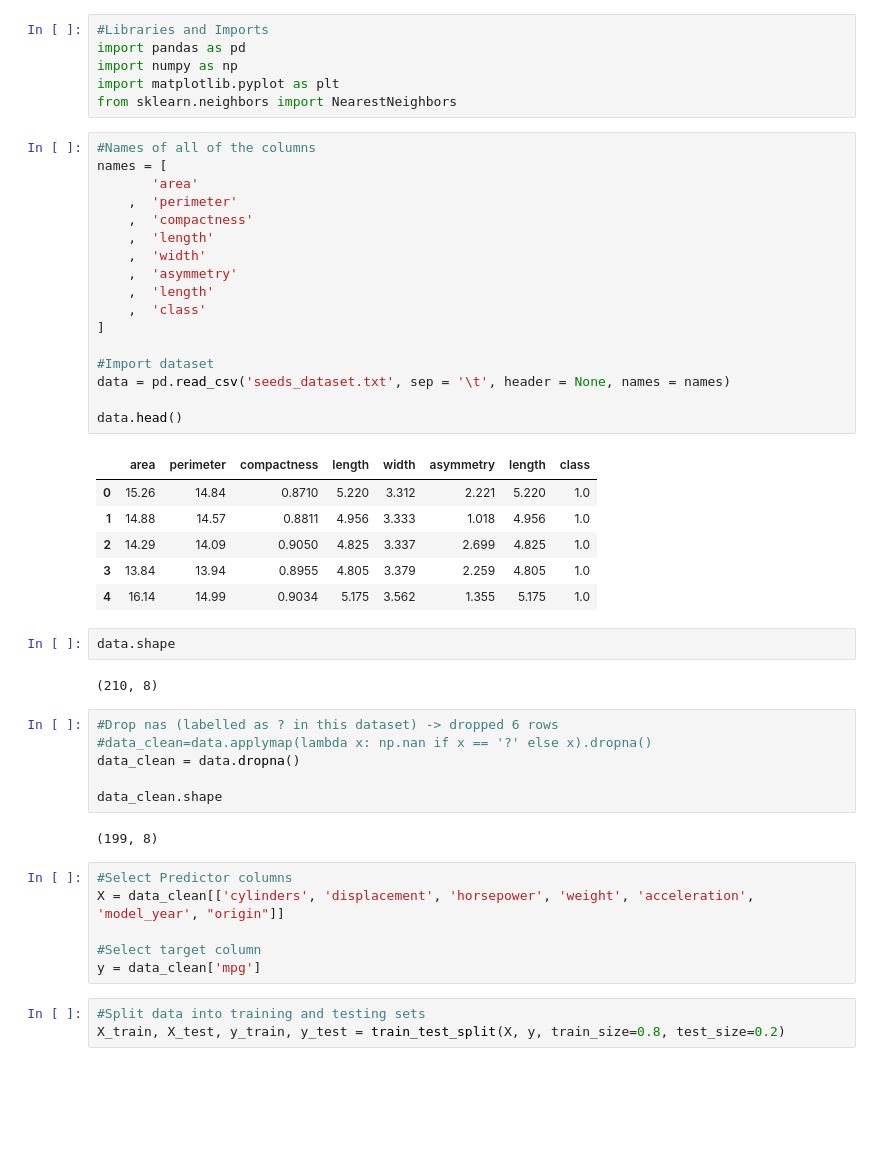
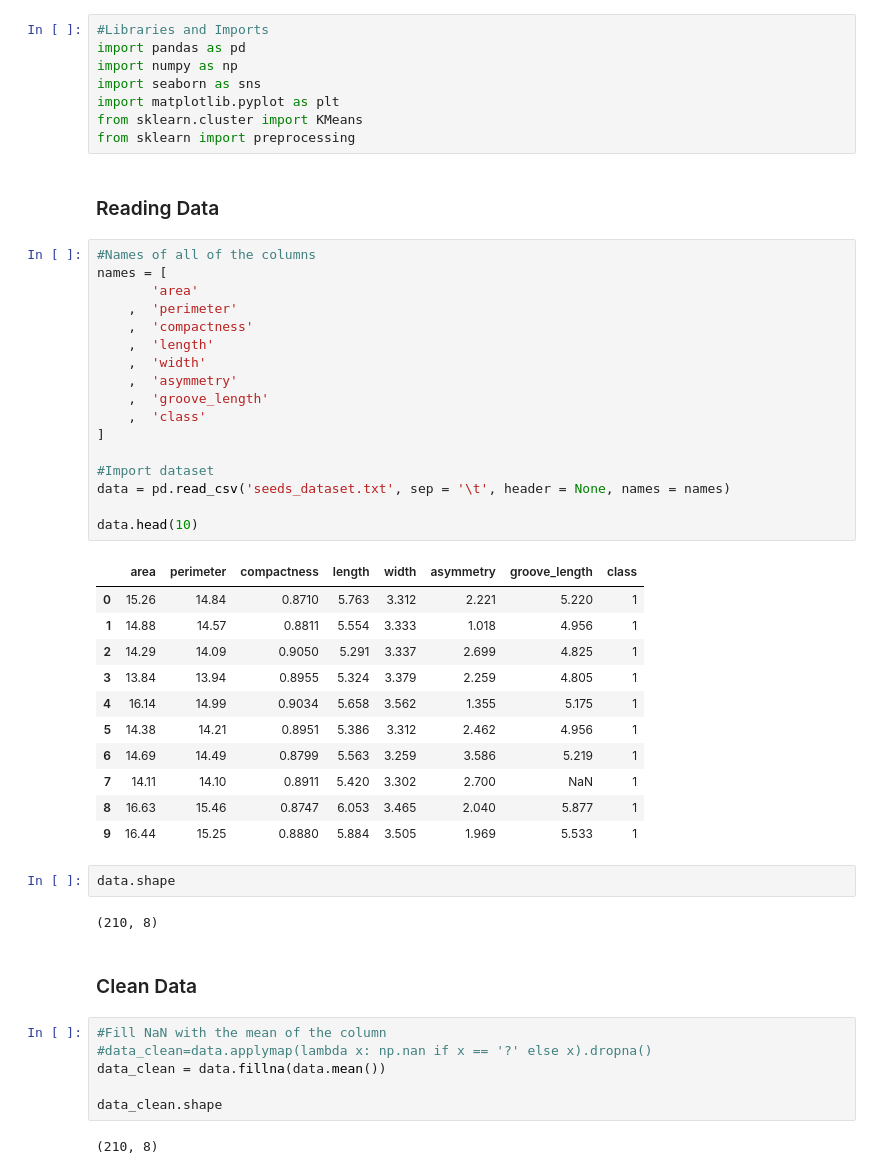
Before and after one commit to lcdm-uiuc/ML-SQL, a Jupyter notebook: Clustering/Seeds/Seeds.ipynb, the cells around one changed output. Drawn from its saved outputs; the diff is of its cells as text; blank space fills up the shorter version.

Commit message:
completed k means and clustering evaluation for seeds dataset

```diff
--- a/Clustering/Seeds/Seeds.ipynb
+++ b/Clustering/Seeds/Seeds.ipynb
@@ -32,50 +34,52 @@ Predictors:
 #Libraries and Imports
 import pandas as pd
 import numpy as np
+import seaborn as sns
 import matplotlib.pyplot as plt
-from sklearn.neighbors import NearestNeighbors
+from sklearn.cluster import KMeans
+from sklearn import preprocessing
+# %% [markdown]
+### Reading Data
 # %%
 #Names of all of the columns
 names = [
        'area'
     ,  'perimeter'
     ,  'compactness'
     ,  'length'
     ,  'width'
     ,  'asymmetry'
-    ,  'length'
+    ,  'groove_length'
     ,  'class'
 ]
 
 #Import dataset
 data = pd.read_csv('seeds_dataset.txt', sep = '\t', header = None, names = names)
 
-data.head()
+data.head(10)
 # %% [output]
-|  | area | perimeter | compactness | length | width | asymmetry | length | class |
-| 0 | 15.26 | 14.84 | 0.8710 | 5.220 | 3.312 | 2.221 | 5.220 | 1.0 |
-| 1 | 14.88 | 14.57 | 0.8811 | 4.956 | 3.333 | 1.018 | 4.956 | 1.0 |
-| 2 | 14.29 | 14.09 | 0.9050 | 4.825 | 3.337 | 2.699 | 4.825 | 1.0 |
-| 3 | 13.84 | 13.94 | 0.8955 | 4.805 | 3.379 | 2.259 | 4.805 | 1.0 |
-| 4 | 16.14 | 14.99 | 0.9034 | 5.175 | 3.562 | 1.355 | 5.175 | 1.0 |
+|  | area | perimeter | compactness | length | width | asymmetry | groove_length | class |
+| 0 | 15.26 | 14.84 | 0.8710 | 5.763 | 3.312 | 2.221 | 5.220 | 1 |
+| 1 | 14.88 | 14.57 | 0.8811 | 5.554 | 3.333 | 1.018 | 4.956 | 1 |
+| 2 | 14.29 | 14.09 | 0.9050 | 5.291 | 3.337 | 2.699 | 4.825 | 1 |
+| 3 | 13.84 | 13.94 | 0.8955 | 5.324 | 3.379 | 2.259 | 4.805 | 1 |
+| 4 | 16.14 | 14.99 | 0.9034 | 5.658 | 3.562 | 1.355 | 5.175 | 1 |
+| 5 | 14.38 | 14.21 | 0.8951 | 5.386 | 3.312 | 2.462 | 4.956 | 1 |
+| 6 | 14.69 | 14.49 | 0.8799 | 5.563 | 3.259 | 3.586 | 5.219 | 1 |
+| 7 | 14.11 | 14.10 | 0.8911 | 5.420 | 3.302 | 2.700 | NaN | 1 |
+| 8 | 16.63 | 15.46 | 0.8747 | 6.053 | 3.465 | 2.040 | 5.877 | 1 |
+| 9 | 16.44 | 15.25 | 0.8880 | 5.884 | 3.505 | 1.969 | 5.533 | 1 |
 # %%
 data.shape
 # %% [output]
 (210, 8)
+# %% [markdown]
+### Clean Data
 # %%
-#Drop nas (labelled as ? in this dataset) -> dropped 6 rows
+#Fill NaN with the mean of the column
 #data_clean=data.applymap(lambda x: np.nan if x == '?' else x).dropna()
-data_clean = data.dropna()
+data_clean = data.fillna(data.mean())
 
 data_clean.shape
 # %% [output]
-(199, 8)
+(210, 8)
-# %%
-#Select Predictor columns
-X = data_clean[['cylinders', 'displacement', 'horsepower', 'weight', 'acceleration', 'model_year', "origin"]]
-
-#Select target column
-y = data_clean['mpg']
-# %%
-#Split data into training and testing sets
-X_train, X_test, y_train, y_test = train_test_split(X, y, train_size=0.8, test_size=0.2)
```
Also changed, not shown: parts of 14 cells of this notebook.
